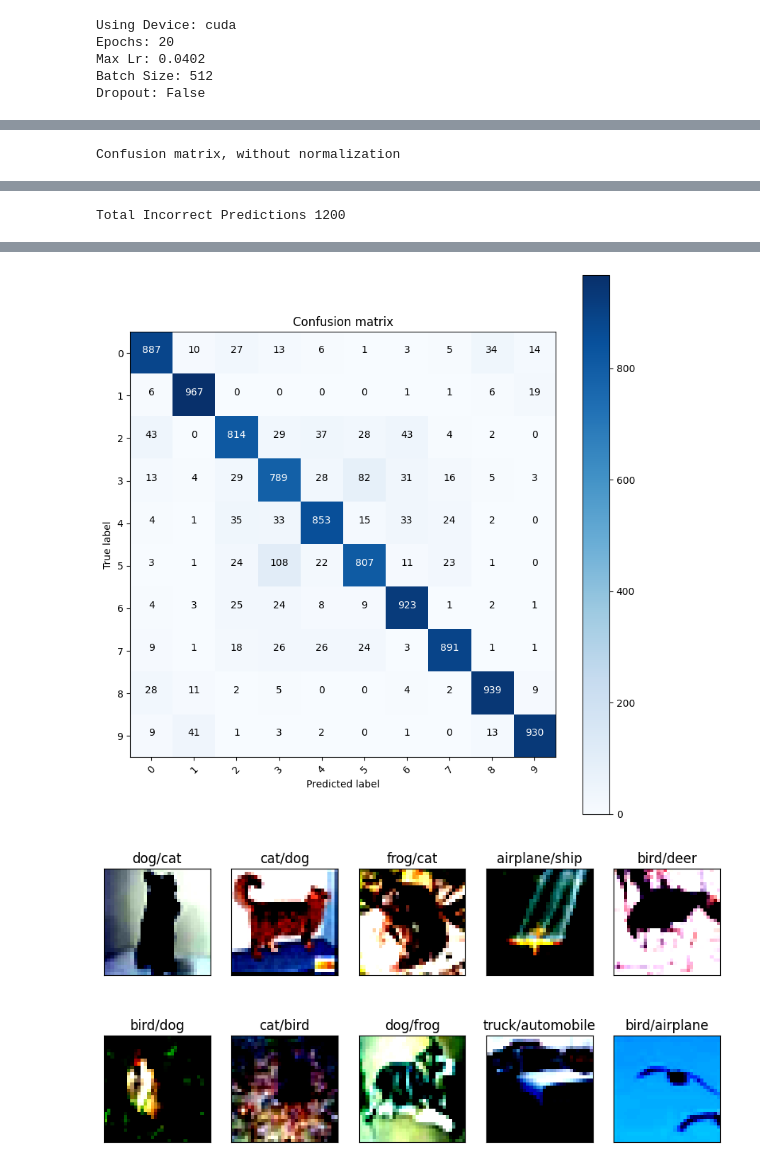
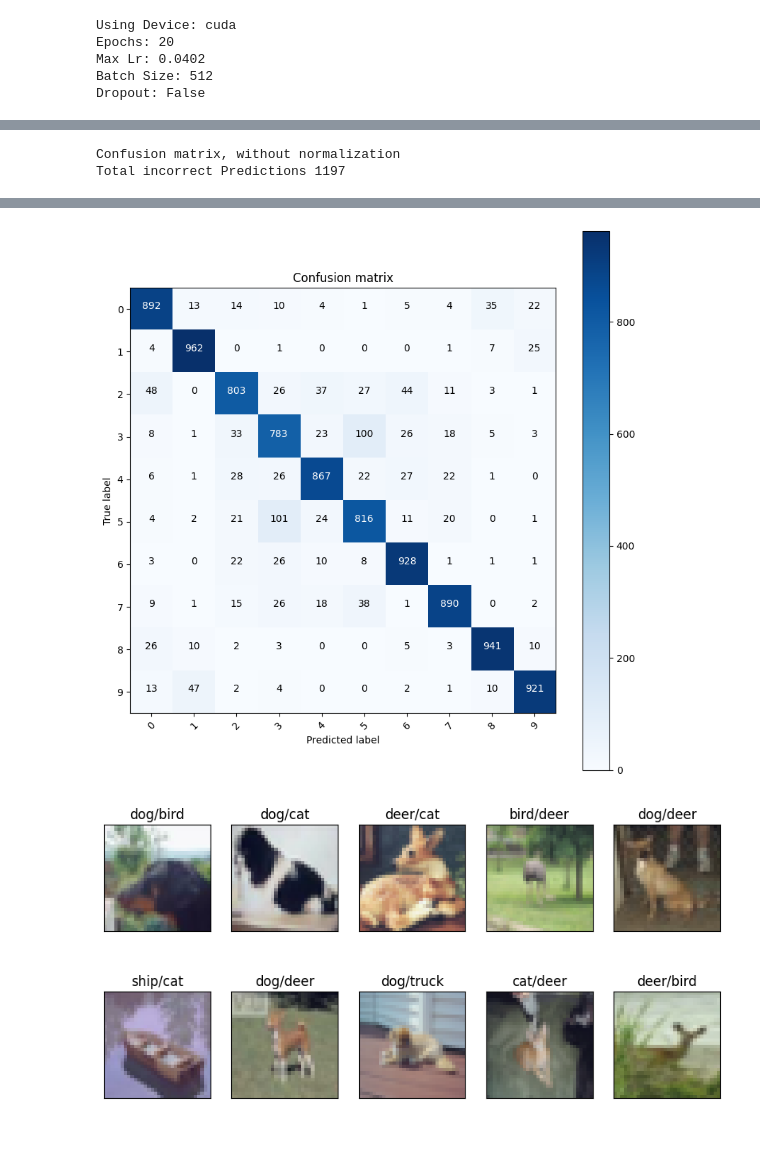
Before and after one commit to KillerStrike17/Resnet-with-GradCam-Pyotrch, a Jupyter notebook: gradcam_output.ipynb, the cells around one changed output, grey strips where cells are left out. Drawn from its saved outputs; the diff is of its cells as text; code cells hidden in the pictures; blank space fills up the shorter version.

Commit message:
added model and updated notebook

```diff
--- a/gradcam_output.ipynb
+++ b/gradcam_output.ipynb
@@ -204,20 +209,20 @@ trainer.run()
 # %%
-from DeepLib.DeepLib.visualize import plot_network_performance
+from DeepLib.DeepLib.utils.visualize import plot_network_performance
 
 # trainer.print_best_model()
 plot_network_performance(epochs, trainer.schedule, trainer.list_train_loss, trainer.list_valid_loss, trainer.list_train_correct, trainer.list_valid_correct)
 
-from DeepLib.DeepLib.utils import get_all_predictions, get_incorrrect_predictions, prepare_confusion_matrix
-from DeepLib.DeepLib.visualize import plot_confusion_matrix
+from DeepLib.DeepLib.utils.utils import get_all_predictions, prepare_confusion_matrix
+from DeepLib.DeepLib.utils.visualize import plot_confusion_matrix
 
 all_preds, all_targets = get_all_predictions(model, test_loader, device)
 confusion_matrix = prepare_confusion_matrix(all_preds, all_targets, class_map)
 plot_confusion_matrix(confusion_matrix, class_map, False)
 
 
-from DeepLib.DeepLib.utils import get_incorrrect_predictions
-from DeepLib.DeepLib.visualize import plot_incorrect_predictions
+from DeepLib.DeepLib.utils.utils import get_predictions
+from DeepLib.DeepLib.utils.visualize import plot_predictions
 
-incorrect = get_incorrrect_predictions(model, test_loader, device)
-plot_incorrect_predictions(incorrect, class_map)
+incorrect = get_predictions(model, test_loader, device,correct= False)
+plot_predictions(incorrect, class_map,correct= False)
 # %% [output]
@@ -225 +230,2 @@ plot_incorrect_predictions(incorrect, class_map)
 Confusion matrix, without normalization
+Total incorrect Predictions 1197
@@ -234 +231,0 @@ WARNING:matplotlib.image:Clipping input data to the valid range for imshow with
-Total Incorrect Predictions 1200
@@ -237,2 +232,2 @@ WARNING:matplotlib.image:Clipping input data to the valid range for imshow with
-[figure, old version]
+[figure, new version]
-[figure, old version]
+[figure, new version]
```
Also changed, not shown: parts of 29 cells of this notebook, 1 other file.
